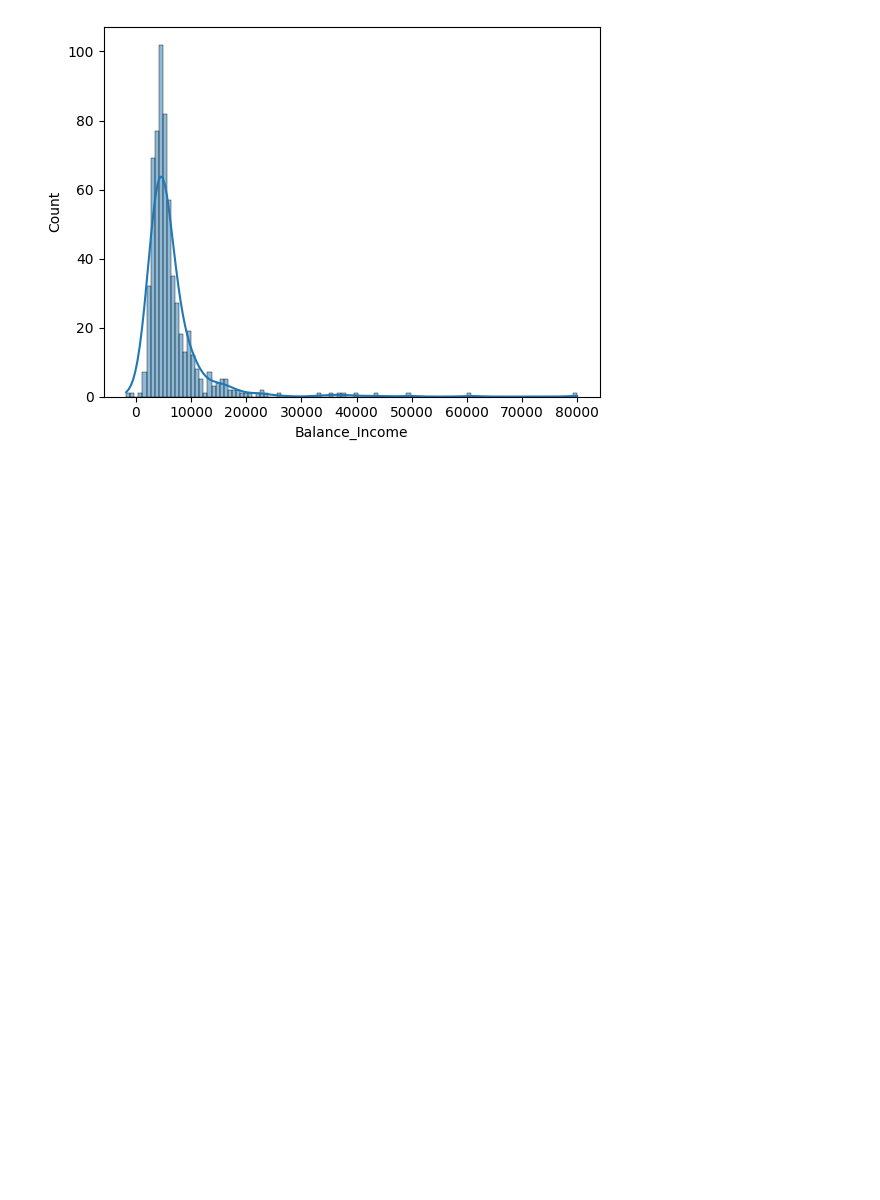
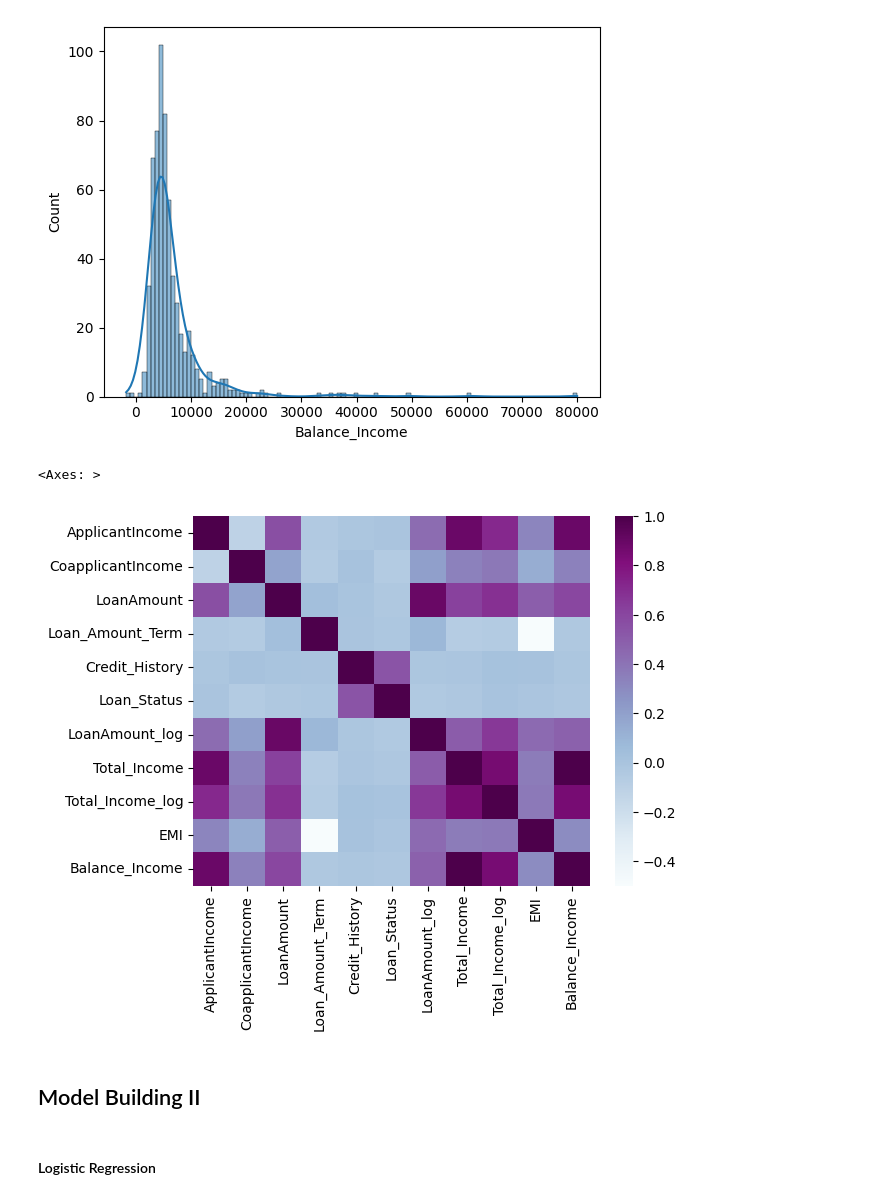
Before and after one commit to statbuster/loan-prediction, a Jupyter notebook: main.ipynb, the cells around one changed output. Drawn from its saved outputs; the diff is of its cells as text; code cells hidden in the pictures; blank space fills up the shorter version.

```diff
--- a/main.ipynb
+++ b/main.ipynb
@@ -465,3 +465,8 @@ sns.histplot(train['Balance_Income'], kde=True)
 # %% [output]
 <Axes: xlabel='Balance_Income', ylabel='Count'>
 [figure]
+# %%
+sns.heatmap(train[train.describe().columns].corr(), cmap='BuPu')
+# %% [output]
+<Axes: >
+[figure, added]
@@ -467,0 +476,2 @@ sns.histplot(train['Balance_Income'], kde=True)
+# %% [markdown]
+## Model Building II
@@ -467,0 +481,2 @@ sns.histplot(train['Balance_Income'], kde=True)
+# %% [markdown]
+#### Logistic Regression
```
Also changed, not shown: parts of 13 cells of this notebook.
